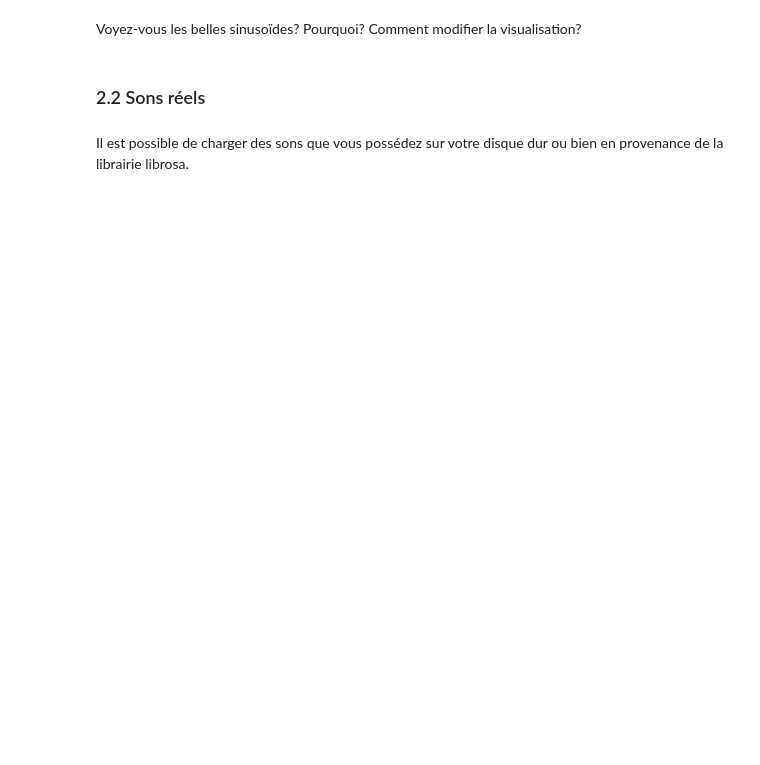
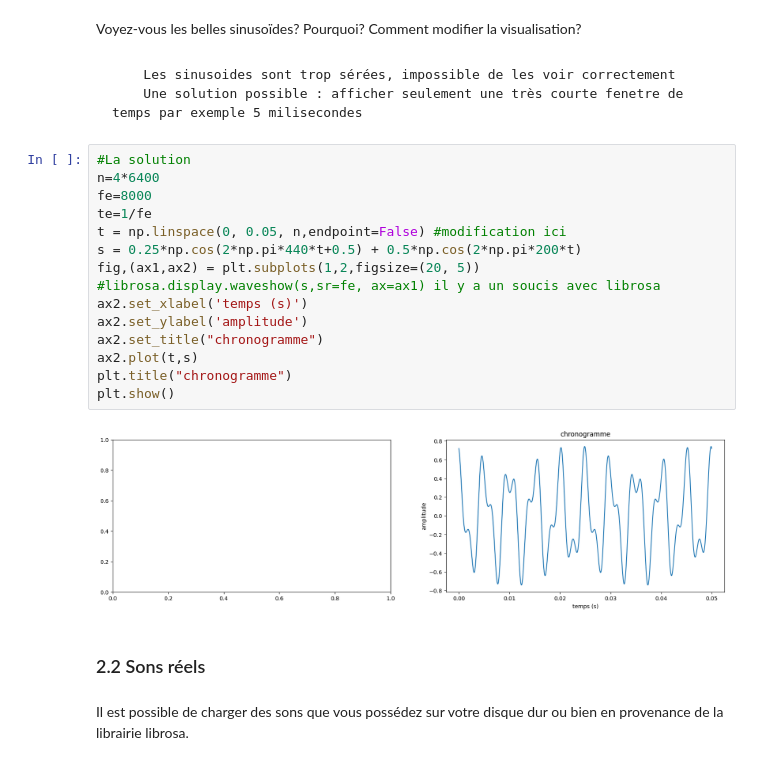
Before and after one commit to DeyannK/Donnees-numeriques, a Jupyter notebook: TP1-Introduction/TP.ipynb, the cells around one changed output. Drawn from its saved outputs; the diff is of its cells as text; blank space fills up the shorter version.

```diff
--- a/TP1-Introduction/TP.ipynb
+++ b/TP1-Introduction/TP.ipynb
@@ -277,5 +301,25 @@ plt.show()
 # %% [markdown]
 Voyez-vous les belles sinusoïdes? Pourquoi? Comment modifier la visualisation?
+# %% [markdown]
+        Les sinusoides sont trop sérées, impossible de les voir correctement
+        Une solution possible : afficher seulement une très courte fenetre de temps par exemple 5 milisecondes
+# %%
+#La solution
+n=4*6400
+fe=8000
+te=1/fe
+t = np.linspace(0, 0.05, n,endpoint=False) #modification ici
+s = 0.25*np.cos(2*np.pi*440*t+0.5) + 0.5*np.cos(2*np.pi*200*t)
+fig,(ax1,ax2) = plt.subplots(1,2,figsize=(20, 5))
+#librosa.display.waveshow(s,sr=fe, ax=ax1) il y a un soucis avec librosa
+ax2.set_xlabel('temps (s)')
+ax2.set_ylabel('amplitude')
+ax2.set_title("chronogramme")
+ax2.plot(t,s)
+plt.title("chronogramme")
+plt.show()
+# %% [output]
+[figure, added]
 # %% [markdown]
 ### 2.2 Sons réels
 # %% [markdown]
```
Also changed, not shown: parts of 17 cells of this notebook.
